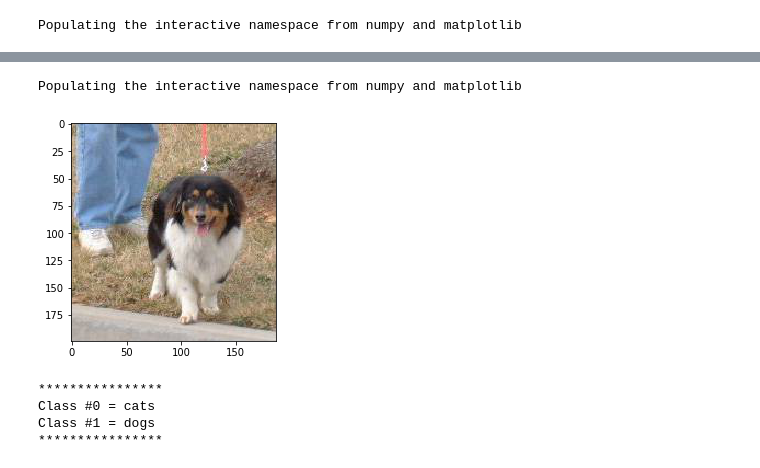
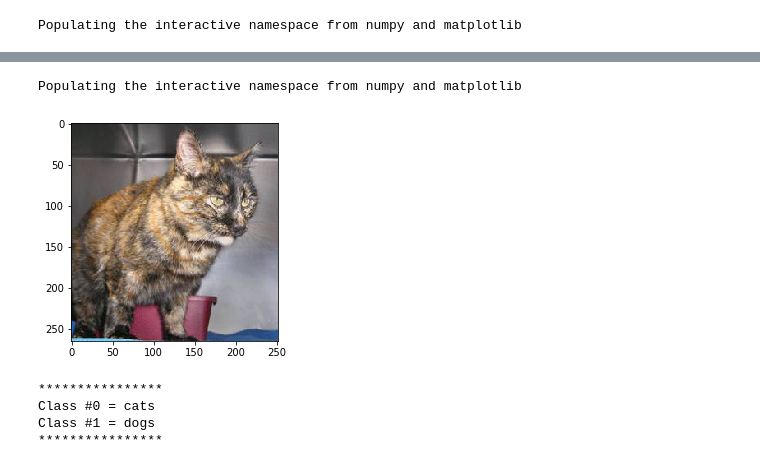
Before and after one commit to mshiffer/test-image, a Jupyter notebook: NMI-0 demo .ipynb, the cells around one changed output, grey strips where cells are left out. Drawn from its saved outputs; the diff is of its cells as text; code cells hidden in the pictures.

```diff
--- a/NMI-0 demo .ipynb
+++ b/NMI-0 demo .ipynb
@@ -95,13 +95,13 @@ Clipping input data to the valid range for imshow with RGB data ([0..1] for floa
 # %%
 %pylab inline
 import matplotlib.pyplot as plt
 import matplotlib.image as mpimg
-img=mpimg.imread('./sample/train/dogs/dog.2.jpg')
+img=mpimg.imread('./sample/train/cats/cat.140.jpg')
 imgplot = plt.imshow(img)
 plt.show()
 # %% [output]
 Populating the interactive namespace from numpy and matplotlib
-[figure, old version]
+[figure, new version]
 # %%
 # show class indices
 print('****************')
```
Also changed, not shown: parts of 2 cells of this notebook, 3 other files.
